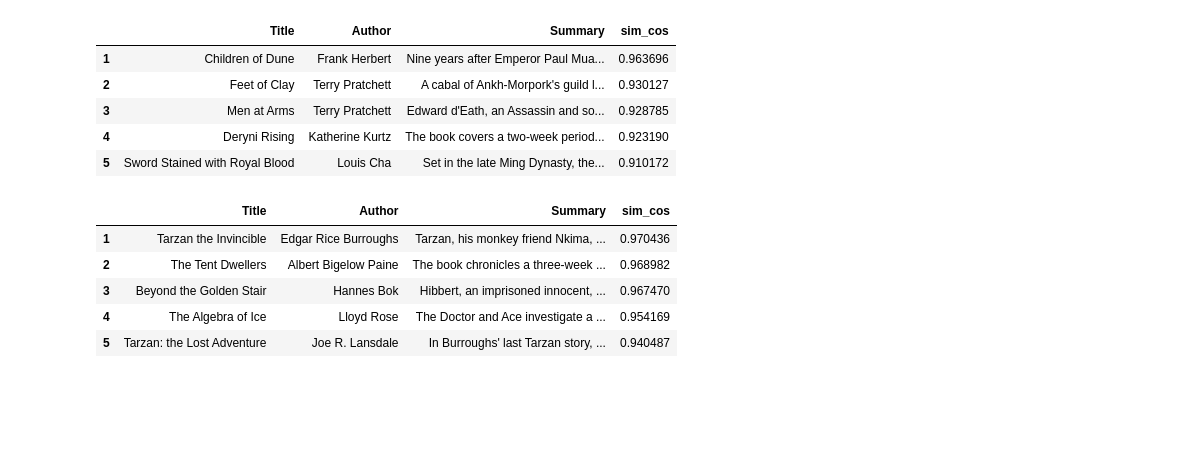
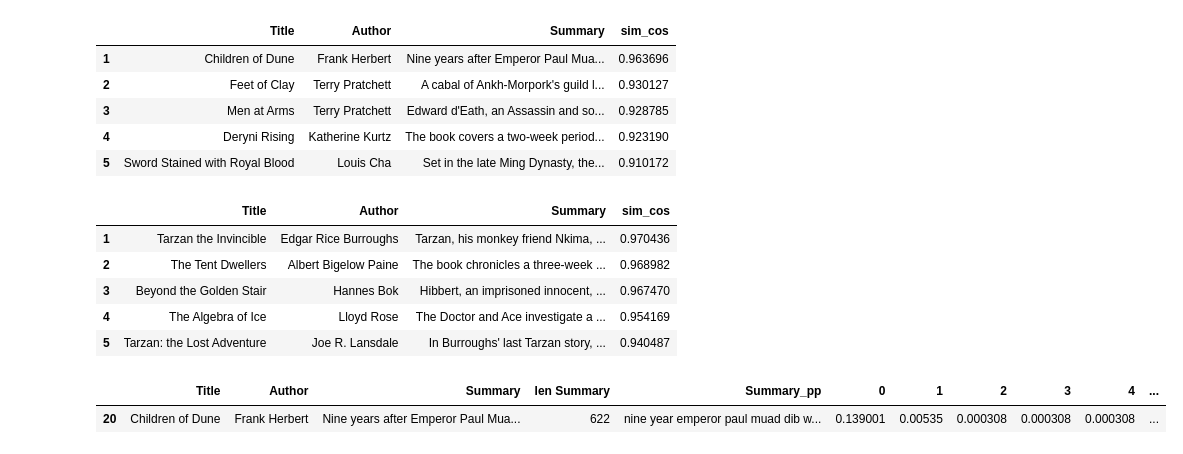
Before and after one commit to AnIsAsPe/Recomendaci-n-de-libros-usando-LDA, a Jupyter notebook: Notebooks/Recomendación_de_libros_usando_LDA.ipynb, the cells around one changed output. Saved outputs shown, nothing was run; the diff lists cells and outputs as text; code cells hidden in the pictures; blank space fills up the shorter version.

```diff
--- a/Notebooks/Recomendación_de_libros_usando_LDA.ipynb
+++ b/Notebooks/Recomendación_de_libros_usando_LDA.ipynb
@@ -492,3 +505,8 @@ documentos_similares('The Time Machine')
 | 3 | Beyond the Golden Stair | Hannes Bok | Hibbert, an imprisoned innocent, ... | 0.967470 |
 | 4 | The Algebra of Ice | Lloyd Rose | The Doctor and Ace investigate a ... | 0.954169 |
 | 5 | Tarzan: the Lost Adventure | Joe R. Lansdale | In Burroughs' last Tarzan story, ... | 0.940487 |
+# %%
+df_lda[df_lda.Title =="Children of Dune"]
+# %% [output]
+|  | Title | Author | Summary | len Summary | Summary_pp | 0 | 1 | 2 | 3 | 4 | ... |
+| 20 | Children of Dune | Frank Herbert | Nine years after Emperor Paul Mua... | 622 | nine year emperor paul muad dib w... | 0.139001 | 0.00535 | 0.000308 | 0.000308 | 0.000308 | ... |
```
Also changed, not shown: parts of 9 cells of this notebook.
